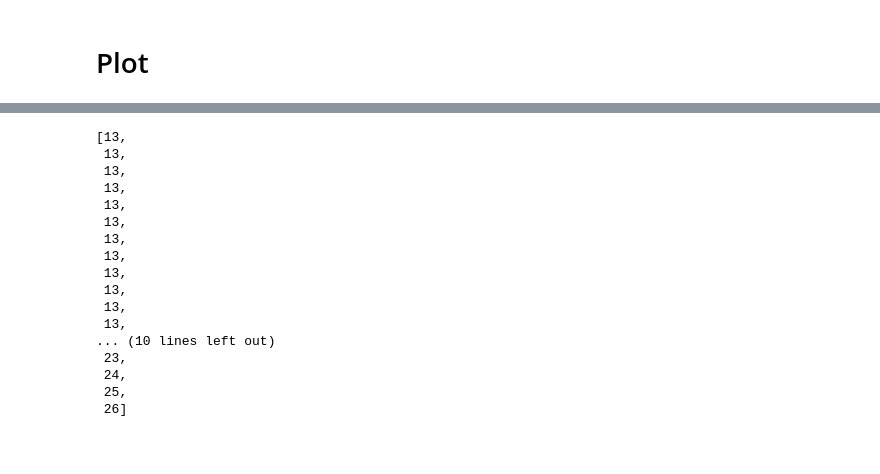
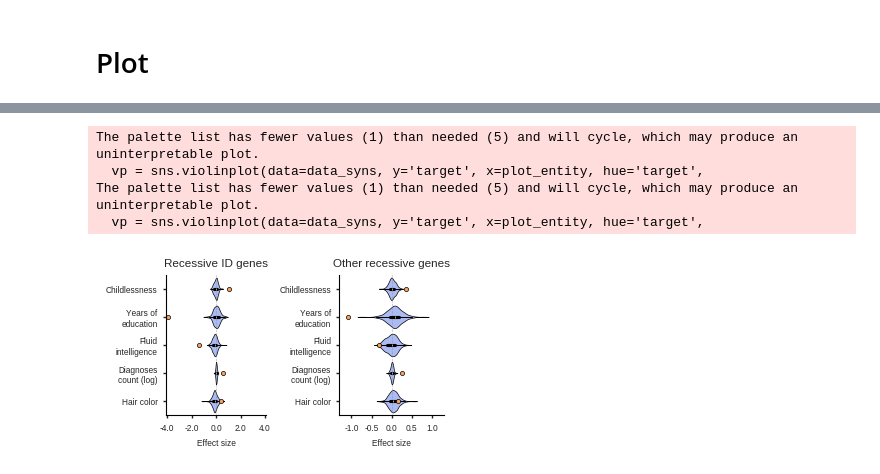
Before and after one commit to Genome-Bioinformatics-RadboudUMC/ukbb_recessive_public, a Jupyter notebook: scripts/pipeline/3_generate_figures/figure_4.ipynb, the cells around one changed output, grey strips where cells are left out. Saved outputs shown, nothing was run; the diff lists cells and outputs as text; code cells hidden in the pictures; blank space fills up the shorter version.

```diff
--- a/scripts/pipeline/3_generate_figures/figure_4.ipynb
+++ b/scripts/pipeline/3_generate_figures/figure_4.ipynb
@@ -6,7 +6,7 @@ import matplotlib.pyplot as plt
 from ukbb_recessive.regression.regressions import read_results_excel
 import ukbb_recessive.regression.plotting as plotting
 from matplotlib.cm import get_cmap
-import numpy as np
+
 
 sns.set_style("whitegrid")
 
@@ -14,4 +14,5 @@ sns.set_style("whitegrid")
 plotting.add_fonts(['../../../data/fonts'])
 plotting.configure_matplotlib()
 
-plt.rc('font', size=plotting.SMALL_SIZE, family='Arimo') # controls default text sizes
+PLOTS_OUTPUT_DIR = '../../../data/plots'
+tables_folder = '../../../data/tables'
@@ -467,20 +113,0 @@ cr
-# %%
-targets
-# %% [output]
-[13,
- 13,
- 13,
- 13,
- 13,
- 13,
- 13,
- 13,
- 13,
- 13,
- 13,
- 13,
-... (10 lines left out)
- 23,
- 24,
- 25,
- 26]
@@ -486,0 +137,48 @@ targets
+# %%
+import matplotlib.ticker as ticker
+
+cm = 1/2.54  # centimeters in inches
+k = 1.
+fig = plt.figure(constrained_layout=True, figsize=(8.8*cm*k, 5*cm*k))
+
+# divide subfigure into left and right parts
+subfigs = fig.subfigures(nrows=1, ncols=2, width_ratios=[1, 1], wspace=0.0)
+
+targets = ['Childlessness', 'Years of\neducation', 'Fluid\nintelligence', 'Diagnoses\ncount (log)',  'Hair color']
+
+# plot phenotypes results
+ax_left = subfigs[0].subplots(1, 1)
+
+
+plot_synonymous(ax_left, synonymous=synonymous[synonymous['feature'] == 's_het_recessive_ID_total'],
+                phenotypes=id_vs_rest[id_vs_rest['feature'] == 's_het_recessive_ID_total'],
+                targets=targets, plot_entity='effect', vline_loc=0)
+
+ax_left.set_title('Recessive ID genes')
+plotting.configure_axis(ax_left, x_label='Effect size', y_label=None, xlim=(-4.1, 4.1), ymargin=0.02, format_x=True)
+
+ax_left.set_xticks([-4., -2., 0., 2., 4.])
+ax_left.set_xticklabels([-4., -2., 0., 2., 4.])
+
+# plot synonymous
+ax_right = subfigs[1].subplots(1, 1)
+
+
+plot_synonymous(ax_right, synonymous=synonymous[synonymous['feature'] == 's_het_recessive_AR_without_ID'],
+                phenotypes=id_vs_rest[id_vs_rest['feature'] == 's_het_recessive_AR_without_ID'],
+                targets=targets, plot_entity='effect', vline_loc=0)
+ax_right.set_title('Other recessive genes')
+
+ax_right.set_xticks([-1., -.5, 0., .5, 1.])
+ax_right.set_xticklabels([-1., -.5, 0., .5, 1.])
+
+plotting.configure_axis(ax_right, x_label='Effect size', y_label=None, xlim=(-1.3, 1.3), ymargin=0.02, format_x=True)
+
+# save figure
+plt.savefig(f"{PLOTS_OUTPUT_DIR}/figure_4.pdf", format="pdf", bbox_inches="tight")
+# %% [output]
+The palette list has fewer values (1) than needed (5) and will cycle, which may produce an uninterpretable plot.
+  vp = sns.violinplot(data=data_syns, y='target', x=plot_entity, hue='target',
+The palette list has fewer values (1) than needed (5) and will cycle, which may produce an uninterpretable plot.
+  vp = sns.violinplot(data=data_syns, y='target', x=plot_entity, hue='target',
+[figure, added]
```
Also changed, not shown: parts of 27 cells of this notebook, 59 other files.
